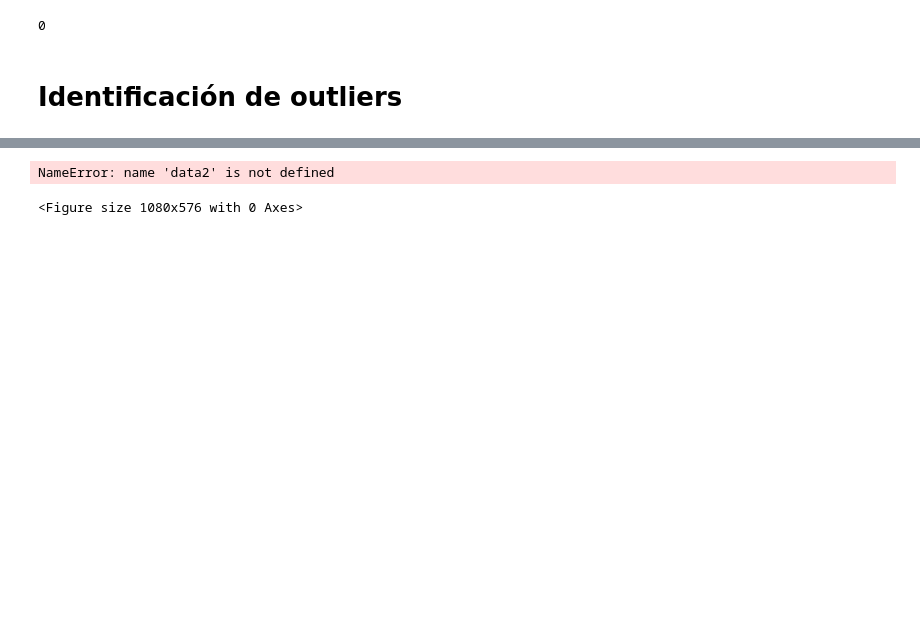
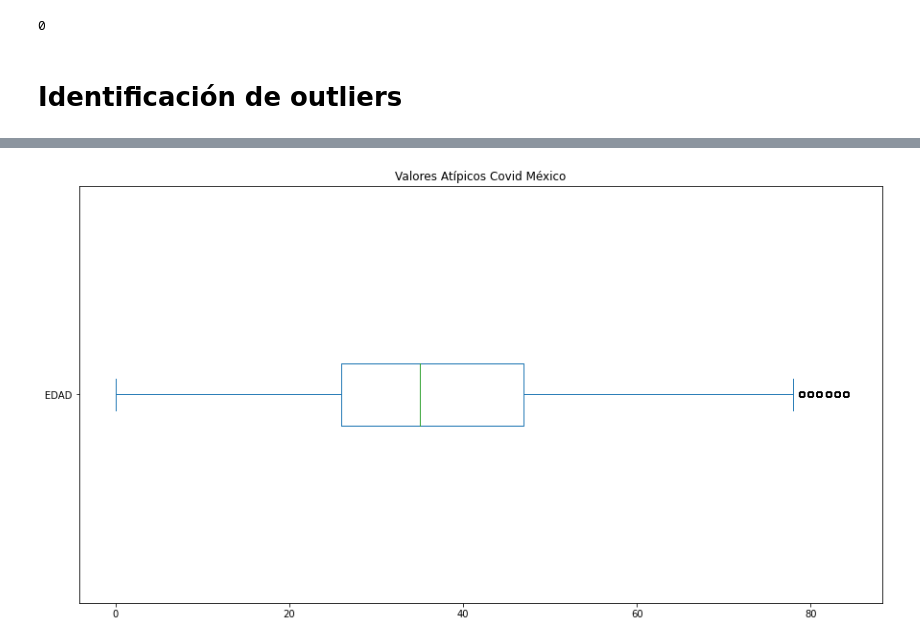
Before and after one commit to Papitasrancheras/Actividad-4, a Jupyter notebook: 9_covid.ipynb, the cells around one changed output, grey strips where cells are left out. Saved outputs shown, nothing was run; the diff lists cells and outputs as text; code cells hidden in the pictures; blank space fills up the shorter version.

```diff
--- a/9_covid.ipynb
+++ b/9_covid.ipynb
@@ -81,0 +126,13 @@ valores_nulos
+# %%
+#Utilizaremos el método de tratamiento de outliers aplicando desviación estandar. Encuentro los valores extremos
+y=Covid["EDAD"]
+Limite_Superior= y.mean() + 3*y.std()
+Limite_Inferior= y.mean() - 3*y.std()
+print("Limite superior permitido", Limite_Superior)
+print("Limite inferior permitido", Limite_Inferior)
+#Una vez definido el número, encontramos los outliers del dataframe
+outliers= Covid[(y>Limite_Superior)|(y<Limite_Inferior)]
+outliers
+#Se obtienen los datos sin outliers del data frame Covid
+Covid_clean= Covid[(y<=Limite_Superior)&(y>=Limite_Inferior)]
+Covid_clean
@@ -82,9 +155,10 @@ valores_nulos
 # %%
+#Hacemos un boxplot para verificar que nuestro tratamiento de outliers haya sido efectivo
 #Realizamos diagrama de caja o bigote de cada columna del dataframe para identificar outliers
 fig = plt.figure(figsize =(15, 8))
-data2.plot(kind='box', vert=False)
-plt.title("Valores Atípicos del Dataframe")
-plt.show() #dibujamos el diagrama
+Covid_clean["EDAD"].plot(kind='box', vert=False)
+plt.title("Valores Atípicos Covid México")
+plt.show()
+#La transformación se ha efectuado de forma adecuada
 # %% [output]
-NameError: name 'data2' is not defined
-<Figure size 1080x576 with 0 Axes>
+[figure, added]
```
Also changed, not shown: parts of 6 cells of this notebook, 2 other files.
